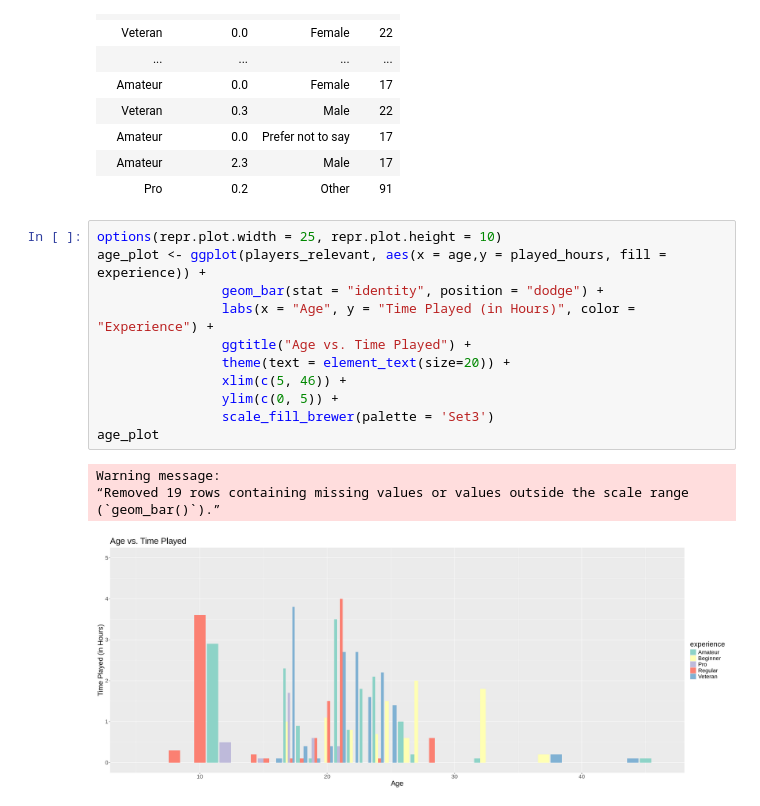
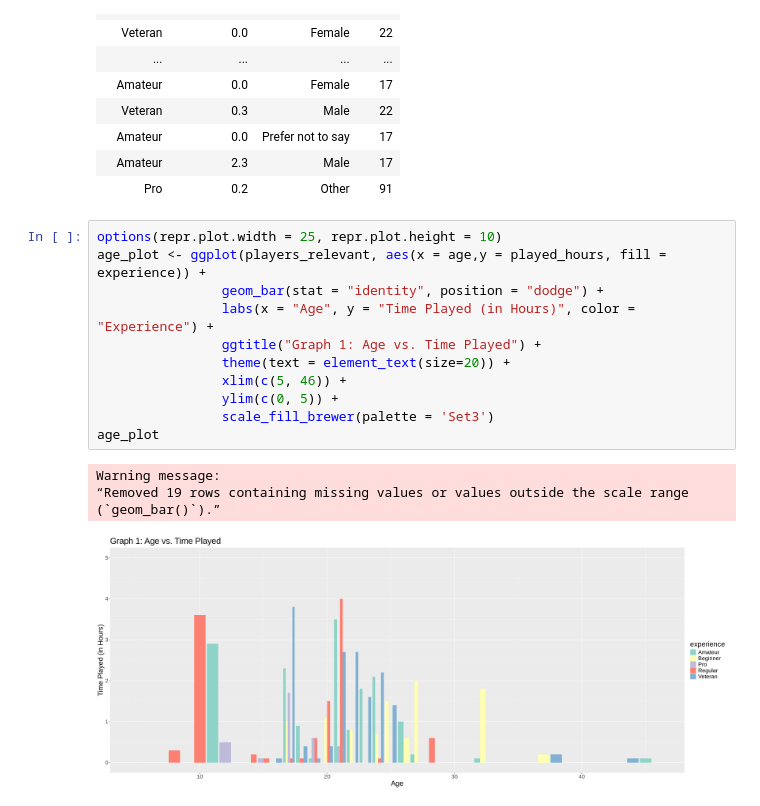
Before and after one commit to liambaldin/DSCI-100-Project-Planning-Stage, a Jupyter notebook: New_Project_Planning.ipynb, the cells around one changed output. Saved outputs shown, nothing was run; the diff lists cells and outputs as text.

```diff
--- a/New_Project_Planning.ipynb
+++ b/New_Project_Planning.ipynb
@@ -113,17 +130,17 @@ A tibble: 196 × 4
 # %%
 options(repr.plot.width = 25, repr.plot.height = 10)
 age_plot <- ggplot(players_relevant, aes(x = age,y = played_hours, fill = experience)) +
                 geom_bar(stat = "identity", position = "dodge") +
                 labs(x = "Age", y = "Time Played (in Hours)", color = "Experience") +
-                ggtitle("Age vs. Time Played") +
+                ggtitle("Graph 1: Age vs. Time Played") +
                 theme(text = element_text(size=20)) +
                 xlim(c(5, 46)) +
                 ylim(c(0, 5)) +
                 scale_fill_brewer(palette = 'Set3')
 age_plot
 # %% [output]
 Warning message:
 “Removed 19 rows containing missing values or values outside the scale range
 (`geom_bar()`).”
-[figure, old version]
+[figure, new version]
 # %% [markdown]
```
Also changed, not shown: parts of 11 cells of this notebook.
